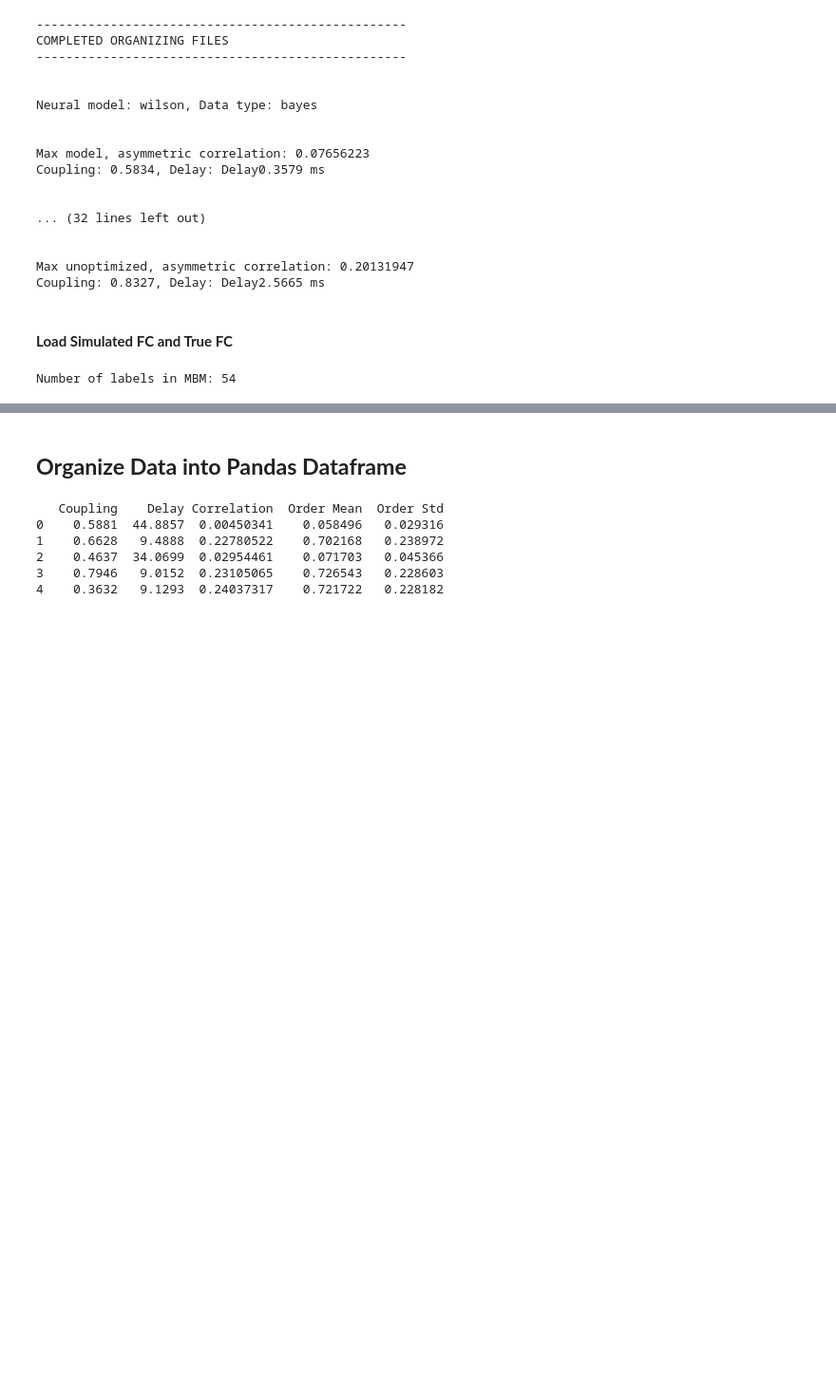
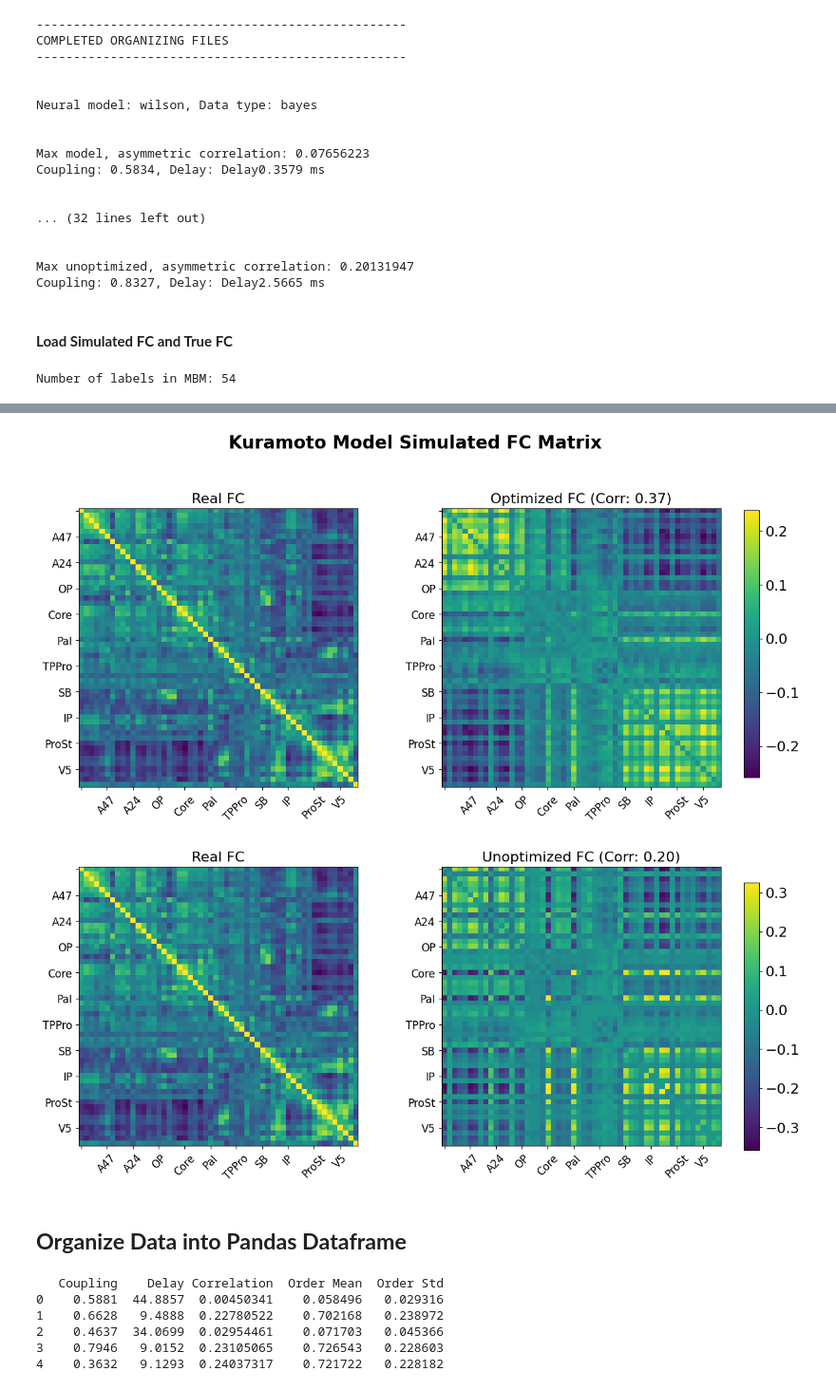
Before and after one commit to Hana-Ali/Deep-Learning-For-SC, a Jupyter notebook: whole_brain_modelling/cpp/evaluation/sim_FC_evaluation.ipynb, the cells around one changed output, grey strips where cells are left out. Shown at 95% size. Saved outputs shown, nothing was run; the diff lists cells and outputs as text; code cells hidden in the pictures; blank space fills up the shorter version.

Commit message:
more plots

```diff
--- a/whole_brain_modelling/cpp/evaluation/sim_FC_evaluation.ipynb
+++ b/whole_brain_modelling/cpp/evaluation/sim_FC_evaluation.ipynb
@@ -355,3 +354,70 @@ for (neural_model, data_type) in neural_model_dict:
+# %%
+import matplotlib.pyplot as plt
+import numpy as np
+
+# Set modes list for easier iteration
+modes_list = ["optimized", "unoptimized"]
+
+# To keep track of the neural models we've already processed
+seen_neural_models = set()
+
+# For every neural model and data type
+for (neural_model, data_type) in neural_model_dict:
+
+    # Skip if wilson
+    if neural_model == "wilson":
+        continue
+
+    for idx, mode in enumerate(modes_list):
+
+        # Check if the mode exists for the current neural_model and data_type
+        if mode in neural_model_dict[(neural_model, data_type)]:
+
+            # Start a new figure with 2 subplots
+            fig, (ax1, ax2) = plt.subplots(1, 2, figsize=(12, 6))
+
+            # Plot the real FC first
+            im_real = ax1.imshow(real_FC)
+            ax1.set_title('Real FC', fontsize=16)
+
+            # Extract the sim_FC_path and correlation for the file with the maximum correlation
+            max_correlation_file = max(neural_model_dict[(neural_model, data_type)][mode]["asymmetric"],
+                                       key=lambda x: np.max(x["correlation"]))
+
+            max_corr_value = np.max(max_correlation_file["correlation"])
+            sim_FC_path = max_correlation_file["sim_FC_csv_path"]
+            sim_FC = np.loadtxt(sim_FC_path, delimiter=',')
+
+            # Plot the simulated FC and include the correlation in the title
+            im_sim = ax2.imshow(sim_FC)
+            ax2.set_title(f'{mode.capitalize()} FC (Corr: {max_corr_value:.2f})', fontsize=16)
+
+            # MBM labelling
+            tick_positions = list(range(0, real_FC.shape[0], 5))
+            tick_labels = [MBM_label_data.get(pos, '') for pos in tick_positions]
+
+            for ax in (ax1, ax2):
+                ax.set_xticks(tick_positions)
+                ax.set_xticklabels(tick_labels, rotation=45, fontsize=12)  # Rotate for clarity
+                ax.set_yticks(tick_positions)
+                ax.set_yticklabels(tick_labels, fontsize=12)
+
+            # Create a shared colorbar
+            cbar_ax = fig.add_axes([0.93, 0.15, 0.02, 0.7])
+            cbar = fig.colorbar(im_sim, cax=cbar_ax)
+            cbar.ax.tick_params(labelsize=16)
+
+            # Set the title only for the first appearance of each neural model
+            if neural_model not in seen_neural_models:
+                plt.suptitle(f"{neural_model.capitalize()} Model Simulated FC Matrix", weight="bold", fontsize=20, y=1.05)
+                seen_neural_models.add(neural_model)
+
+            plt.tight_layout()
+            plt.subplots_adjust(right=0.9, wspace=0.3)  # Adjust subplot to accommodate the shared colorbar
+            plt.show()
+# %% [output]
+[figure, added]
+[figure, added]
 # %% [markdown]
 ## **Organize Data into Pandas Dataframe**
 # %%
```
Also changed, not shown: parts of 1 cell of this notebook.
